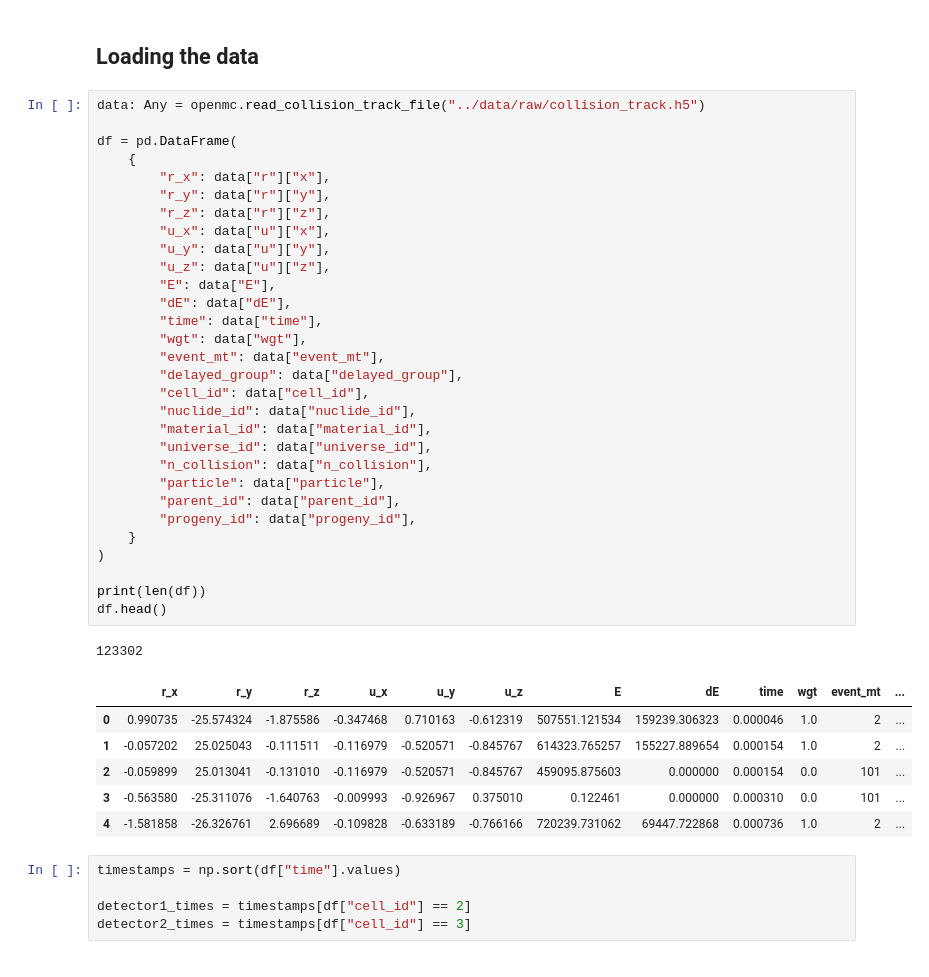
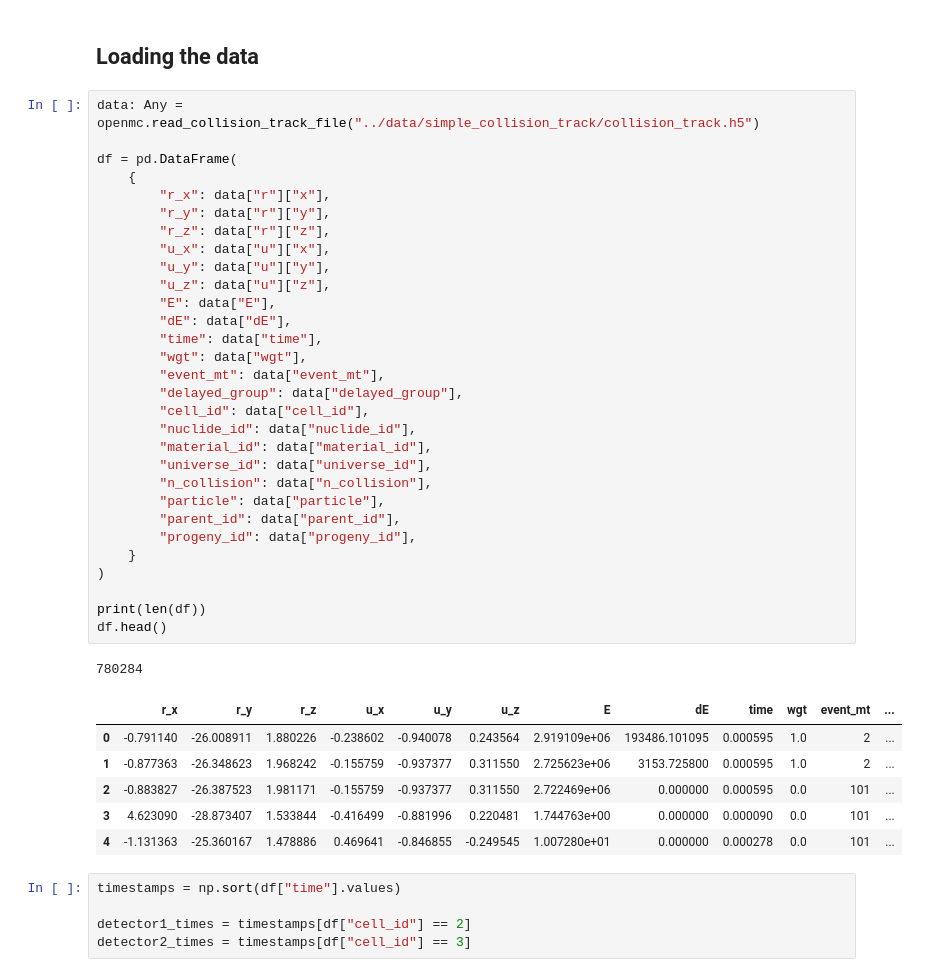
Before and after one commit to itaybnv/openmc-initiation-project, a Jupyter notebook: analysis/simple_collision_track_analysis.ipynb, the cells around one changed output. Saved outputs shown, nothing was run; the diff lists cells and outputs as text.

```diff
--- a/analysis/simple_collision_track_analysis.ipynb
+++ b/analysis/simple_collision_track_analysis.ipynb
@@ -15,43 +15,43 @@ plt.style.use(['science', 'notebook', 'grid', 'high-vis'])  # 'high-vis' 'grid'
 # %% [markdown]
 ## Loading the data
 # %%
-data: Any = openmc.read_collision_track_file("../data/raw/collision_track.h5")
+data: Any = openmc.read_collision_track_file("../data/simple_collision_track/collision_track.h5")
 
 df = pd.DataFrame(
     {
         "r_x": data["r"]["x"],
         "r_y": data["r"]["y"],
         "r_z": data["r"]["z"],
         "u_x": data["u"]["x"],
         "u_y": data["u"]["y"],
         "u_z": data["u"]["z"],
         "E": data["E"],
         "dE": data["dE"],
         "time": data["time"],
         "wgt": data["wgt"],
         "event_mt": data["event_mt"],
         "delayed_group": data["delayed_group"],
         "cell_id": data["cell_id"],
         "nuclide_id": data["nuclide_id"],
         "material_id": data["material_id"],
         "universe_id": data["universe_id"],
         "n_collision": data["n_collision"],
         "particle": data["particle"],
         "parent_id": data["parent_id"],
         "progeny_id": data["progeny_id"],
     }
 )
 
 print(len(df))
 df.head()
 # %% [output]
-123302
+780284
 |  | r_x | r_y | r_z | u_x | u_y | u_z | E | dE | time | wgt | event_mt | ... |
-| 0 | 0.990735 | -25.574324 | -1.875586 | -0.347468 | 0.710163 | -0.612319 | 507551.121534 | 159239.306323 | 0.000046 | 1.0 | 2 | ... |
-| 1 | -0.057202 | 25.025043 | -0.111511 | -0.116979 | -0.520571 | -0.845767 | 614323.765257 | 155227.889654 | 0.000154 | 1.0 | 2 | ... |
-| 2 | -0.059899 | 25.013041 | -0.131010 | -0.116979 | -0.520571 | -0.845767 | 459095.875603 | 0.000000 | 0.000154 | 0.0 | 101 | ... |
-| 3 | -0.563580 | -25.311076 | -1.640763 | -0.009993 | -0.926967 | 0.375010 | 0.122461 | 0.000000 | 0.000310 | 0.0 | 101 | ... |
-| 4 | -1.581858 | -26.326761 | 2.696689 | -0.109828 | -0.633189 | -0.766166 | 720239.731062 | 69447.722868 | 0.000736 | 1.0 | 2 | ... |
+| 0 | -0.791140 | -26.008911 | 1.880226 | -0.238602 | -0.940078 | 0.243564 | 2.919109e+06 | 193486.101095 | 0.000595 | 1.0 | 2 | ... |
+| 1 | -0.877363 | -26.348623 | 1.968242 | -0.155759 | -0.937377 | 0.311550 | 2.725623e+06 | 3153.725800 | 0.000595 | 1.0 | 2 | ... |
+| 2 | -0.883827 | -26.387523 | 1.981171 | -0.155759 | -0.937377 | 0.311550 | 2.722469e+06 | 0.000000 | 0.000595 | 0.0 | 101 | ... |
+| 3 | 4.623090 | -28.873407 | 1.533844 | -0.416499 | -0.881996 | 0.220481 | 1.744763e+00 | 0.000000 | 0.000090 | 0.0 | 101 | ... |
+| 4 | -1.131363 | -25.360167 | 1.478886 | 0.469641 | -0.846855 | -0.249545 | 1.007280e+01 | 0.000000 | 0.000278 | 0.0 | 101 | ... |
 # %%
 timestamps = np.sort(df["time"].values)
 
```
Also changed, not shown: parts of 6 cells of this notebook, 3 other files.
